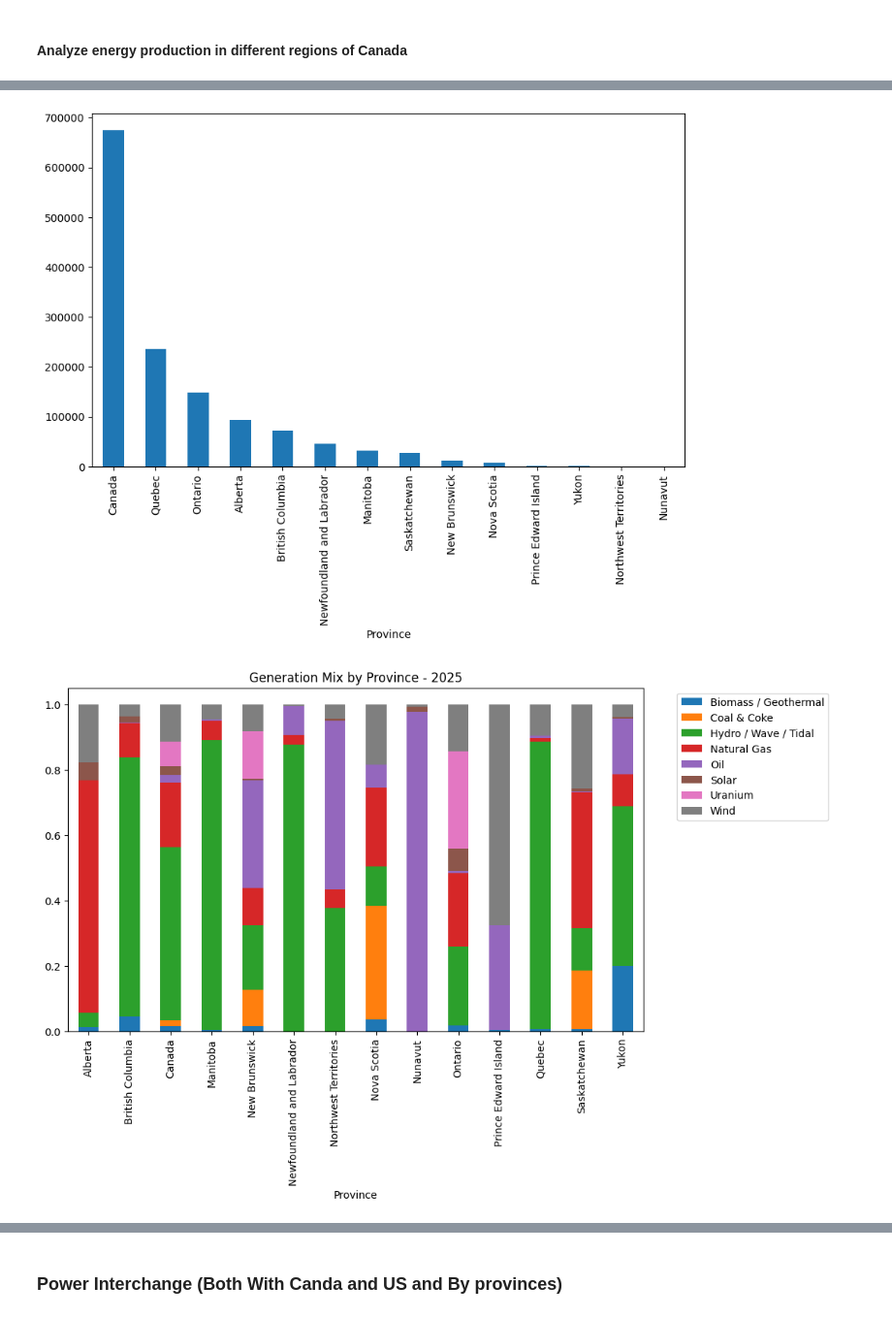
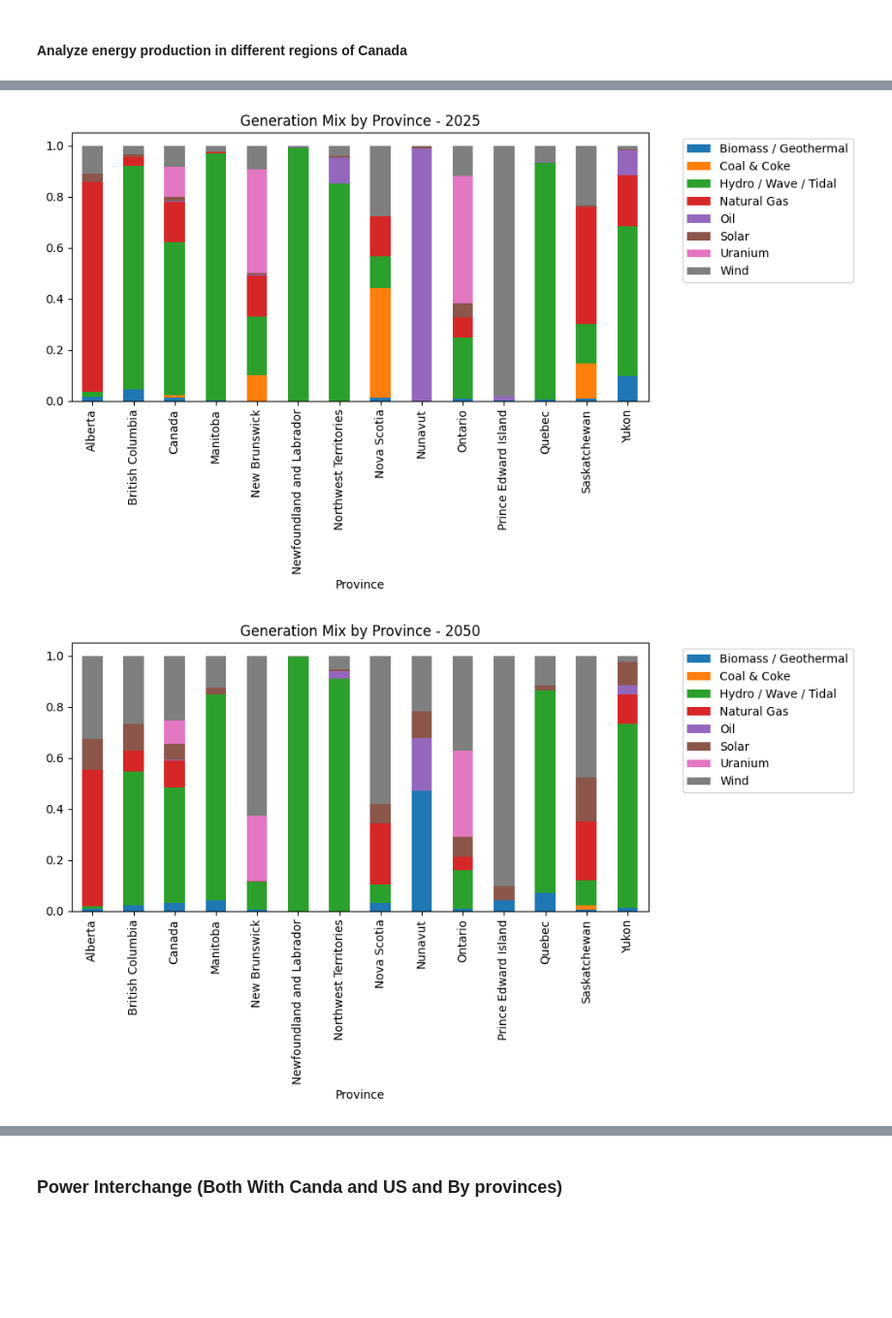
Before and after one commit to wross9959/Canada_Energy_Project, a Jupyter notebook: notebooks/main.ipynb, the cells around one changed output, grey strips where cells are left out. Shown at 97% size. Drawn from its saved outputs; the diff is of its cells as text; code cells hidden in the pictures; blank space fills up the shorter version.

```diff
--- a/notebooks/main.ipynb
+++ b/notebooks/main.ipynb
@@ -86,8 +84,8 @@ def clean_generation(df, start_row, province_name, num_rows = 8):
     block = block.melt(id_vars="Energy_Type", var_name="Year", value_name="GWh")
 
     block["Province"] = province_name
-    block["Year"] = pd.to_numeric(block["Year"], errors="coerce")
-    block["GWh"] = pd.to_numeric(block["GWh"], errors="coerce")
+    block["Year"] = pd.to_numeric(block["Year"])
+    block["GWh"] = pd.to_numeric(block["GWh"])
 
     block = block.dropna(subset=["Year", "GWh"])
     block["Year"] = block["Year"].astype(int)
@@ -450,19 +413,13 @@ The data shows that hydro is the current biggest source of power capacity up unt
 # %% [markdown]
 #### Analyze energy production in different regions of Canada
 # %%
-
-# total GWh per province per year
 def get_total_gwh_per_province(df):
     return df.groupby(["Province", "Year"], as_index=False).agg({"GWh": "sum"})
 
-# per capita
 def get_per_capita_GWh(df_gwh, df_population):
-
     merged_df = pd.merge(df_gwh, df_population, on=["Province", "Year"], how="inner")
     merged_df["GWh_per_Capita"] = merged_df["GWh"] / merged_df["Population"]
-
     return merged_df[["Province", "Year", "GWh_per_Capita"]]
-
 
 def get_per_GWh_MW(df_gwh, df_mw):
     total_mw = df_mw.groupby(["Province", "Year"], as_index=False).agg({"GWh": "sum"})
@@ -470,7 +427,6 @@ def get_per_GWh_MW(df_gwh, df_mw):
     merged_df = pd.merge(df_gwh, total_mw, on=["Province", "Year"], how="inner")
     merged_df["GWh_per_MW"] = merged_df["GWh"] / merged_df["MW"]
     return merged_df[["Province", "Year", "GWh_per_MW"]]
-
 
 total_gwh_per_province = get_total_gwh_per_province(power_generation_df)
 per_capita = get_per_capita_GWh(total_gwh_per_province, canada_population_df)
@@ -481,37 +437,48 @@ def get_generation_mix(df):
     generation_mix["GWh"] = generation_mix["GWh"] / generation_mix.groupby(["Province", "Year"])["GWh"].transform("sum")
     return generation_mix
 
-generation_mix = get_generation_mix(power_capacity_df)
+generation_mix = get_generation_mix(power_generation_df)
+display_stacked_barChar_GHw_per_Prov = True
+display_lineChar_GHw_per_Capita = True
+years_wanted = [2025, 2050]
 
-display_barChar_GHw_per_Prov = True
-display_Stacked_barChar_GHw_per_Prov = True
-display_lineChar_GHw_per_Capita = True
-year_wanted = 2025
-
-if display_barChar_GHw_per_Prov:
-    gwh_year = total_gwh_per_province[total_gwh_per_province["Year"] == year_wanted]
-    gwh_year = gwh_year.sort_values("GWh", ascending=False)
-    gwh_year.plot.bar(x="Province", y="GWh", figsize=(10, 6), legend=False)
-    display(gwh_year)
-
-if display_Stacked_barChar_GHw_per_Prov:
-    mix_year = generation_mix[generation_mix["Year"] == year_wanted]
-    mix_pivot = mix_year.pivot(index="Province", columns="Energy_Type", values="GWh")
-    mix_pivot.plot(kind="bar", stacked=True, figsize=(10, 6), title=f"Generation Mix by Province - {year_wanted}")
-    plt.legend(bbox_to_anchor=(1.05, 1), loc="upper left")
-
+if display_stacked_barChar_GHw_per_Prov:
+    for year in years_wanted:
+        mix_year = generation_mix[generation_mix["Year"] == year]
+        mix_pivot = mix_year.pivot(index="Province", columns="Energy_Type", values="GWh")
+        mix_pivot.plot(
+            kind="bar",
+            stacked=True,
+            figsize=(10, 6),
+            title=f"Generation Mix by Province - {year}"
+        )
+        plt.legend(bbox_to_anchor=(1.05, 1), loc="upper left")
+        plt.tight_layout()
+        plt.show()
 
 if display_lineChar_GHw_per_Capita:
-
     per_capita_line = get_per_capita_GWh(total_gwh_per_province, population_yearly_df)
     pivot = per_capita_line.pivot(index="Year", columns="Province", values="GWh_per_Capita")
-
-    pivot.plot(kind="line", grid=True, figsize=(10, 6),  title="GWh per Capita Over Time")
-    plt.legend(bbox_to_anchor=(1.05, 1), loc="upper left")
-
-    plt.xlabel("Year")
-    plt.ylabel("GWh per Capita")
-
+    provinces = pivot.columns
+    num_provinces = len(provinces)
+    cmap = plt.get_cmap("nipy_spectral")
+    colors = [cmap(i / num_provinces) for i in range(num_provinces)]
+    linestyles = ['-', '--', '-.', ':']
+    fig, ax = plt.subplots(figsize=(12, 6))
+    for i, province in enumerate(provinces):
+        ax.plot(
+            pivot.index,
+            pivot[province],
+            label=province,
+            color=colors[i],
+            linestyle=linestyles[i % len(linestyles)],
+            linewidth=2
+        )
+    ax.set_title("GWh per Capita Over Time")
+    ax.set_xlabel("Year")
+    ax.set_ylabel("GWh per Capita")
+    ax.grid(True)
+    ax.legend(bbox_to_anchor=(1.05, 1), loc="upper left", fontsize="small", title="Province")
     plt.tight_layout()
     plt.show()
 # %% [output]
@@ -533,2 +485,2 @@ if display_lineChar_GHw_per_Capita:
-[figure, old version]
+[figure, new version]
-[figure, old version]
+[figure, new version]
```
Also changed, not shown: parts of 21 cells of this notebook.
